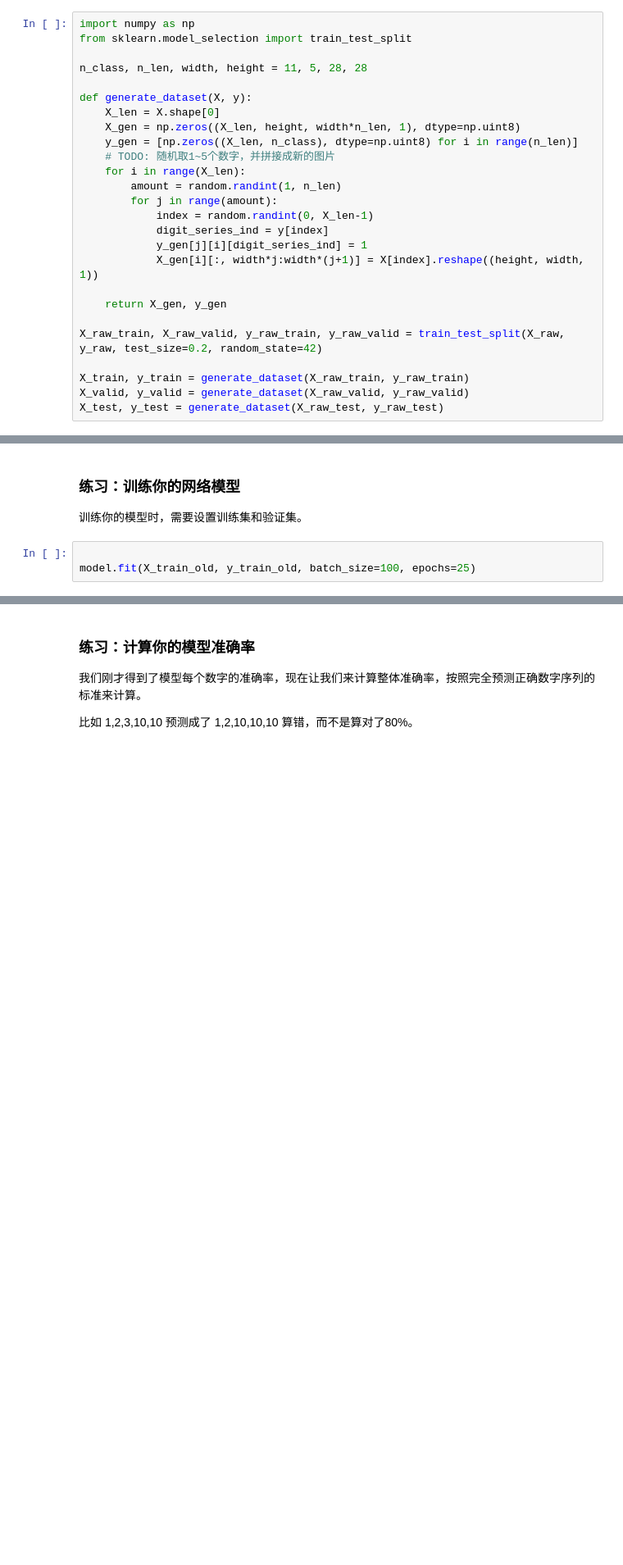
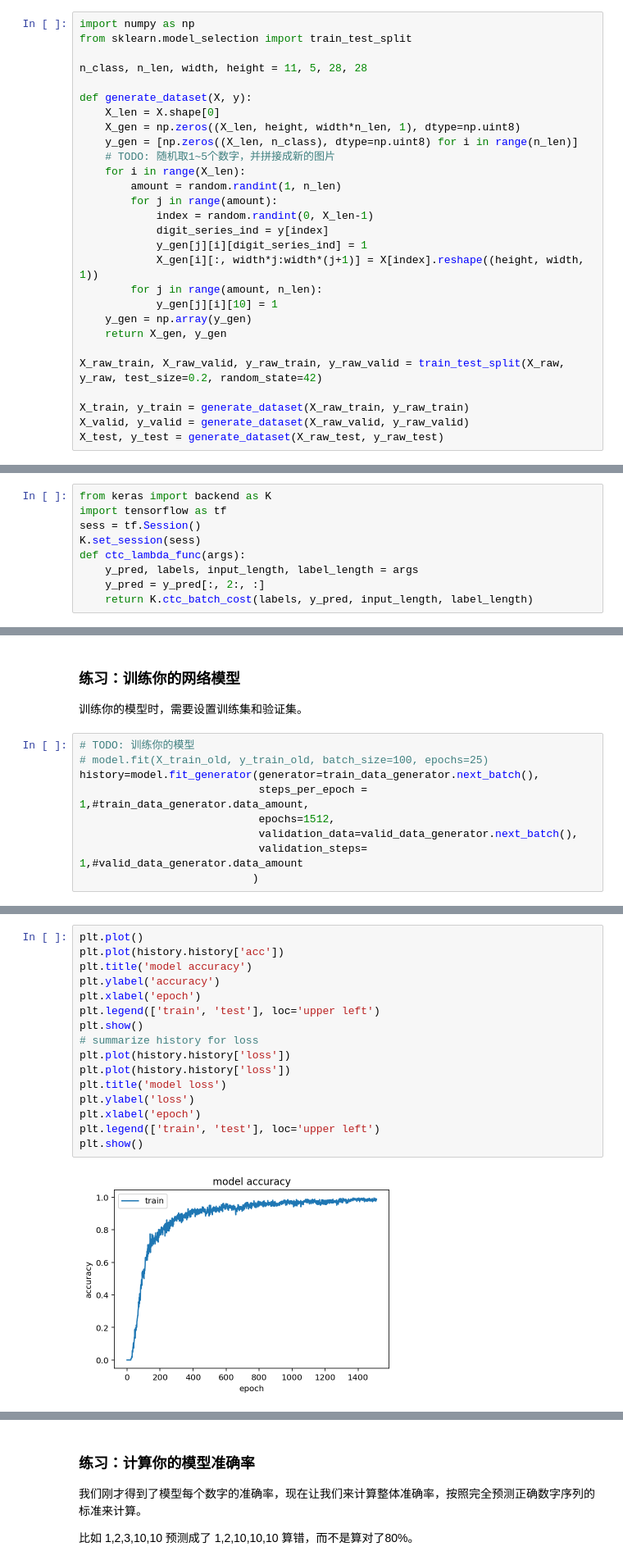
Before and after one commit to xiaofeige/udacity_homework, a Jupyter notebook: digit_recognition/digit_recognition.ipynb, the cells around one changed output, grey strips where cells are left out. Shown at 82% size. Saved outputs shown, nothing was run; the diff lists cells and outputs as text; blank space fills up the shorter version.

```diff
--- a/digit_recognition/digit_recognition.ipynb
+++ b/digit_recognition/digit_recognition.ipynb
@@ -65,7 +66,9 @@ def generate_dataset(X, y):
             digit_series_ind = y[index]
             y_gen[j][i][digit_series_ind] = 1
             X_gen[i][:, width*j:width*(j+1)] = X[index].reshape((height, width, 1))
-
+        for j in range(amount, n_len):
+            y_gen[j][i][10] = 1
+    y_gen = np.array(y_gen)
     return X_gen, y_gen
 
 X_raw_train, X_raw_valid, y_raw_train, y_raw_valid = train_test_split(X_raw, y_raw, test_size=0.2, random_state=42)
@@ -156,0 +196,9 @@ model.compile(optimizer=adam,loss='categorical_crossentropy',metrics=['accuracy'
+# %%
+from keras import backend as K
+import tensorflow as tf
+sess = tf.Session()
+K.set_session(sess)
+def ctc_lambda_func(args):
+    y_pred, labels, input_length, label_length = args
+    y_pred = y_pred[:, 2:, :]
+    return K.ctc_batch_cost(labels, y_pred, input_length, label_length)
@@ -210,6 +318,12 @@ y_train_old = to_categorical(y_raw_train, 10)
 
 训练你的模型时，需要设置训练集和验证集。
 # %%
-
-model.fit(X_train_old, y_train_old, batch_size=100, epochs=25)
+# TODO: 训练你的模型
+# model.fit(X_train_old, y_train_old, batch_size=100, epochs=25)
+history=model.fit_generator(generator=train_data_generator.next_batch(),
+                            steps_per_epoch = 1,#train_data_generator.data_amount,
+                            epochs=1512,
+                            validation_data=valid_data_generator.next_batch(),
+                            validation_steps= 1,#valid_data_generator.data_amount
+                           )
 # %% [output]
@@ -233,0 +347,18 @@ Epoch 25/25
+# %%
+plt.plot()
+plt.plot(history.history['acc'])
+plt.title('model accuracy')
+plt.ylabel('accuracy')
+plt.xlabel('epoch')
+plt.legend(['train', 'test'], loc='upper left')
+plt.show()
+# summarize history for loss
+plt.plot(history.history['loss'])
+plt.plot(history.history['loss'])
+plt.title('model loss')
+plt.ylabel('loss')
+plt.xlabel('epoch')
+plt.legend(['train', 'test'], loc='upper left')
+plt.show()
+# %% [output]
+[figure, added]
```
Also changed, not shown: parts of 28 cells of this notebook, 1 other file.
